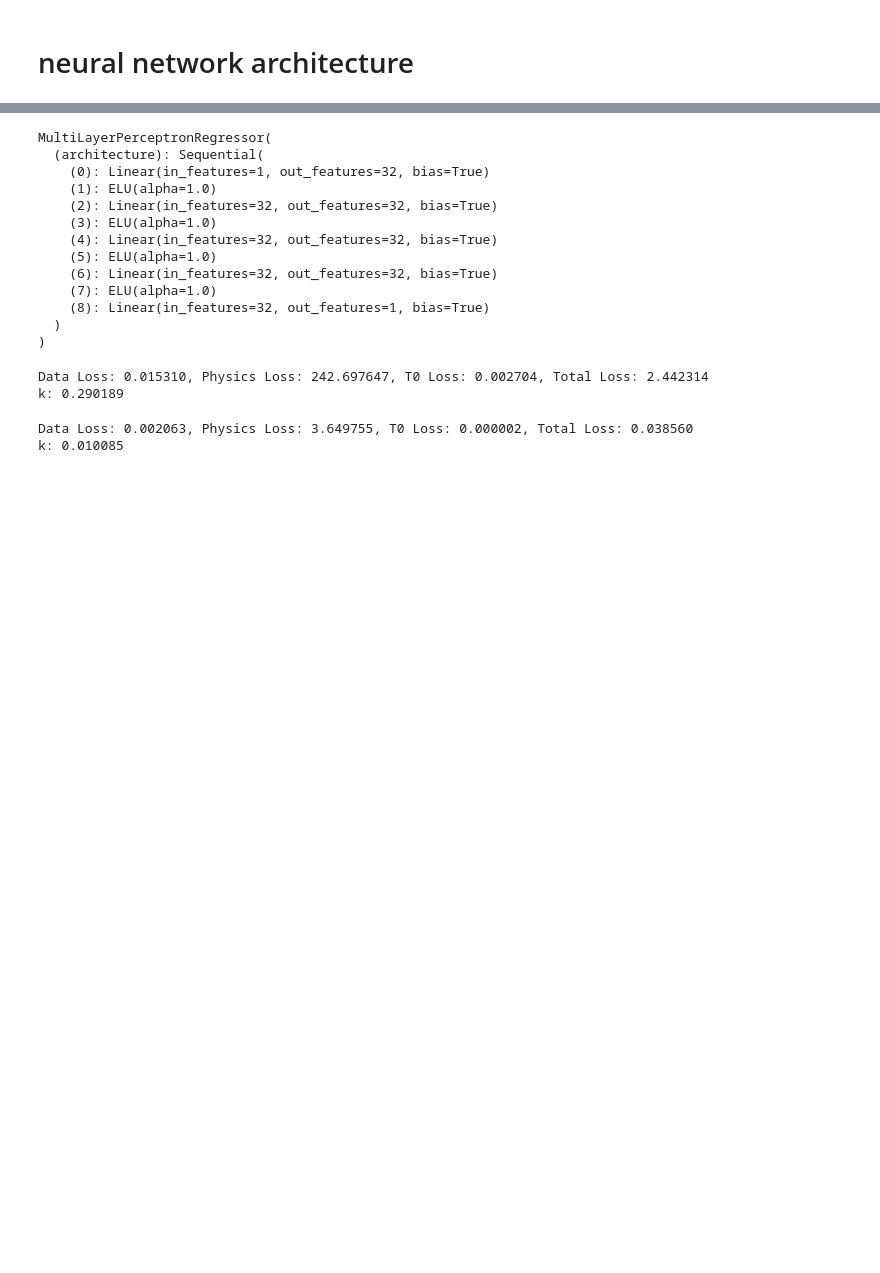
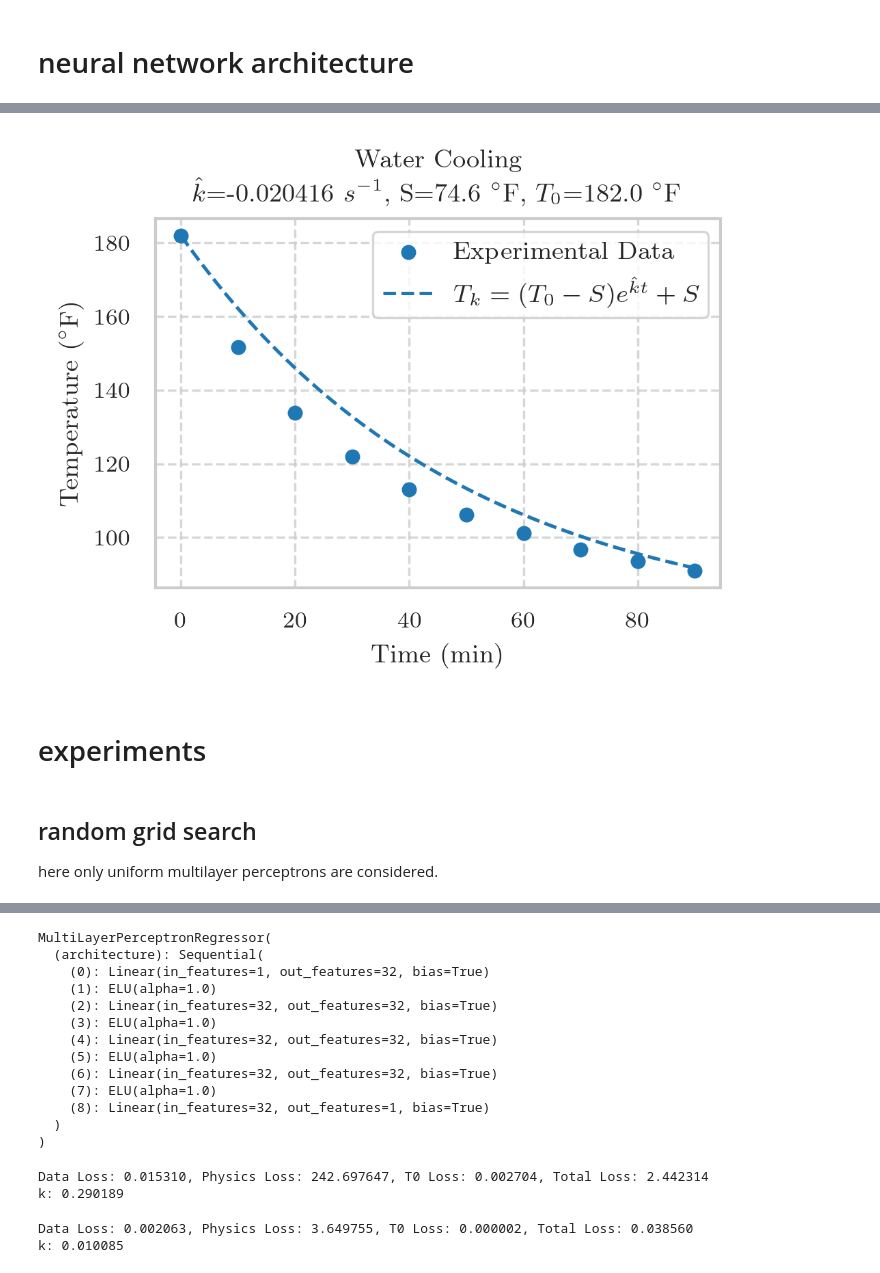
Before and after one commit to thiagodsd/ppgcc-deep-learning-pinn, a Jupyter notebook: notebooks/newton_law_cooling.ipynb, the cells around one changed output, grey strips where cells are left out. Drawn from its saved outputs; the diff is of its cells as text; code cells hidden in the pictures; blank space fills up the shorter version.

Commit message:
`newton_law_cooling.ipynb` refactored

```diff
--- a/notebooks/newton_law_cooling.ipynb
+++ b/notebooks/newton_law_cooling.ipynb
@@ -37,11 +67,9 @@ from IPython.display import display
 # %%
-mpl.rcParams['font.family'] = 'serif'
-# mpl.rcParams['text.usetex'] = True
-
-experiment_name = 'nlc_with_param_learning'
-
+experiment_name = "newton_law_cooling"
 folder_path = f"../data/08_reporting/{experiment_name}"
 if not os.path.exists(folder_path):
     os.makedirs(folder_path)
 
 golden_ratio = (np.sqrt(5) - 1) / 2
+
+device = torch.device("cuda:0" if torch.cuda.is_available() else "cpu")
@@ -178,0 +106,34 @@ torch.manual_seed(33) ;
+# %%
+# raw data
+data = [
+    [0,	10,	20,	30,	40,	50,	60,	70,	80,	90],
+    [182.0,	151.7,	133.9,	122.0,	113.1,	106.2,	101.1,	96.7,	93.5,	90.9],
+]
+X = pd.DataFrame(data).T.rename(columns={0: 'time', 1: 'temperature'}).astype({'time': int})
+X.to_parquet(f"{folder_path}/experimental_data.parquet")
+
+# physical parameters
+S = 74.6
+k = -0.020416
+T_0 = X['temperature'][0]
+
+# plot
+fig, (ax1) = plt.subplots(ncols=1, nrows=1)
+
+X.plot.scatter(x='time', y='temperature', ax=ax1, label="Experimental Data")
+
+t = np.linspace(0, 90, 1000)
+T = (T_0 - S) * np.exp(k * t) + S
+
+ax1.plot(t, T, label="$T_k=(T_0-S) e^{\hat{k}t} + S$", linestyle='--')
+ax1.set_xlabel("Time (min)")
+ax1.set_ylabel("Temperature ($^\circ$F)")
+ax1.set_title("Water Cooling \n $\hat{k}$=-0.020416 $s^{-1}$, S=74.6 $^\circ$F, $T_0$=182.0 $^\circ$F")
+
+plt.legend()
+plt.tight_layout()
+plt.savefig(f"{folder_path}/plot_line_temperature_vs_time.png")
+# %% [output]
+[figure, added]
+# %% [markdown]
+# experiments
@@ -178,0 +144,4 @@ torch.manual_seed(33) ;
+# %% [markdown]
+## random grid search
+
+here only uniform multilayer perceptrons are considered.
```
Also changed, not shown: parts of 17 cells of this notebook, 58 other files.
